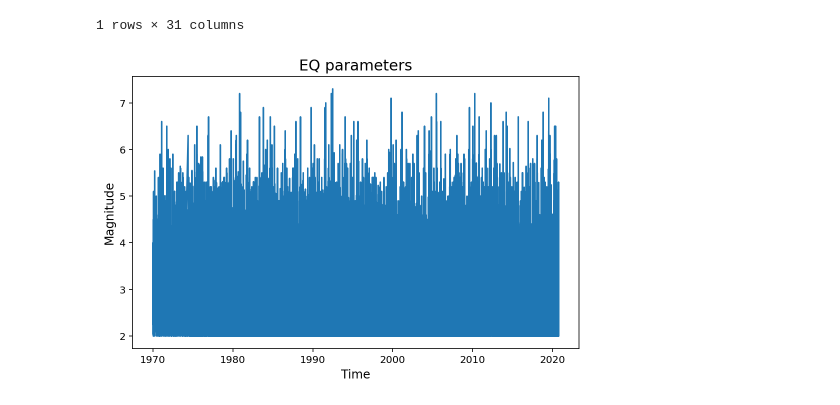
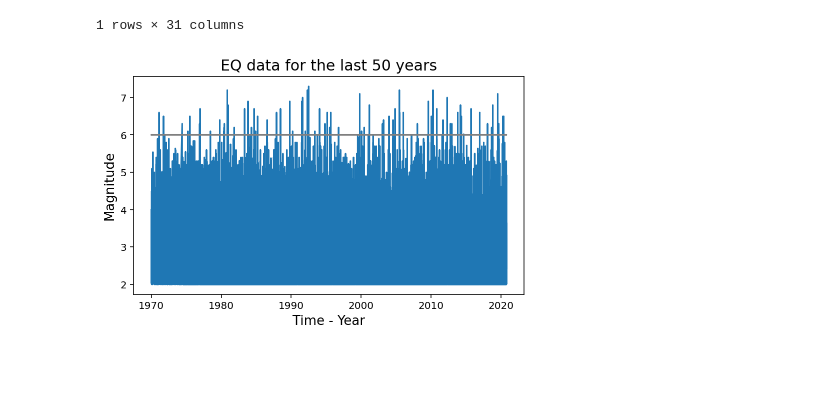
Before and after one commit to saiedmighani/earthquake_time_series_LSTM, a Jupyter notebook: codes/P02_Data_Cleaning.ipynb, the cells around one changed output. Saved outputs shown, nothing was run; the diff lists cells and outputs as text; code cells hidden in the pictures; blank space fills up the shorter version.

Commit message:
time-series notebook

```diff
--- a/codes/P02_Data_Cleaning.ipynb
+++ b/codes/P02_Data_Cleaning.ipynb
@@ -73,14 +73,14 @@ df_combined_clean.to_csv(file_path)
 # %%
 %config InlineBackend.figure_format = 'retina'
 
-plt.figure(figsize = [8, 5])
+plt.figure(figsize = [7, 4])
 
 plt.plot(df_combined_clean.time,df_combined_clean.mag);
+plt.plot(df_combined_clean.time,np.full((len(df_combined_clean)), 6), color = "gray");
 
 # Format title and axis labels
-plt.title("EQ parameters", fontsize = 15);
-
-plt.xlabel("Time", fontsize = 12);
-plt.ylabel("Magnitude", fontsize = 12);
+plt.title("EQ data for the last 50 years", fontsize = 15);
+plt.xlabel("Time - Year", fontsize = 13);
+plt.ylabel("Magnitude", fontsize = 13);
 # %% [output]
-[figure, old version]
+[figure, new version]
```
Also changed, not shown: parts of 2 cells of this notebook, 21 other files.
